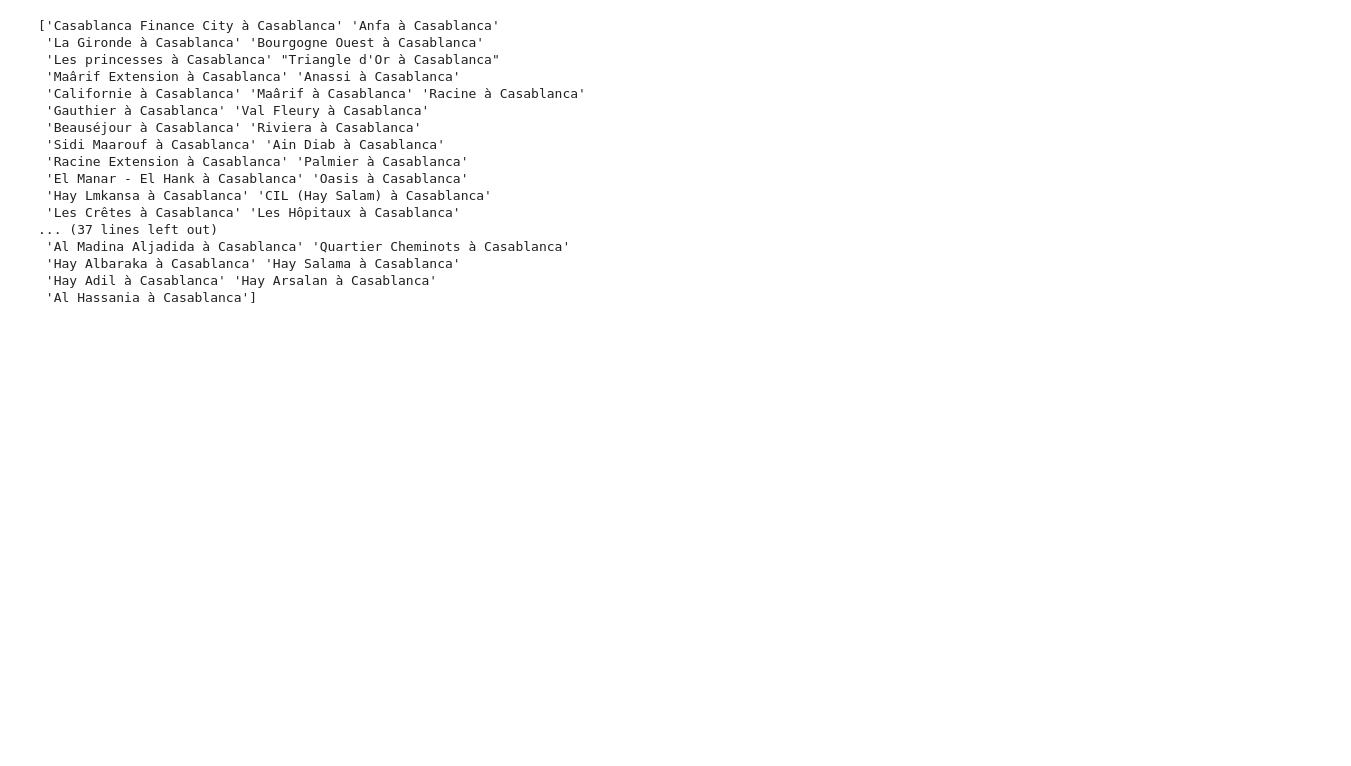
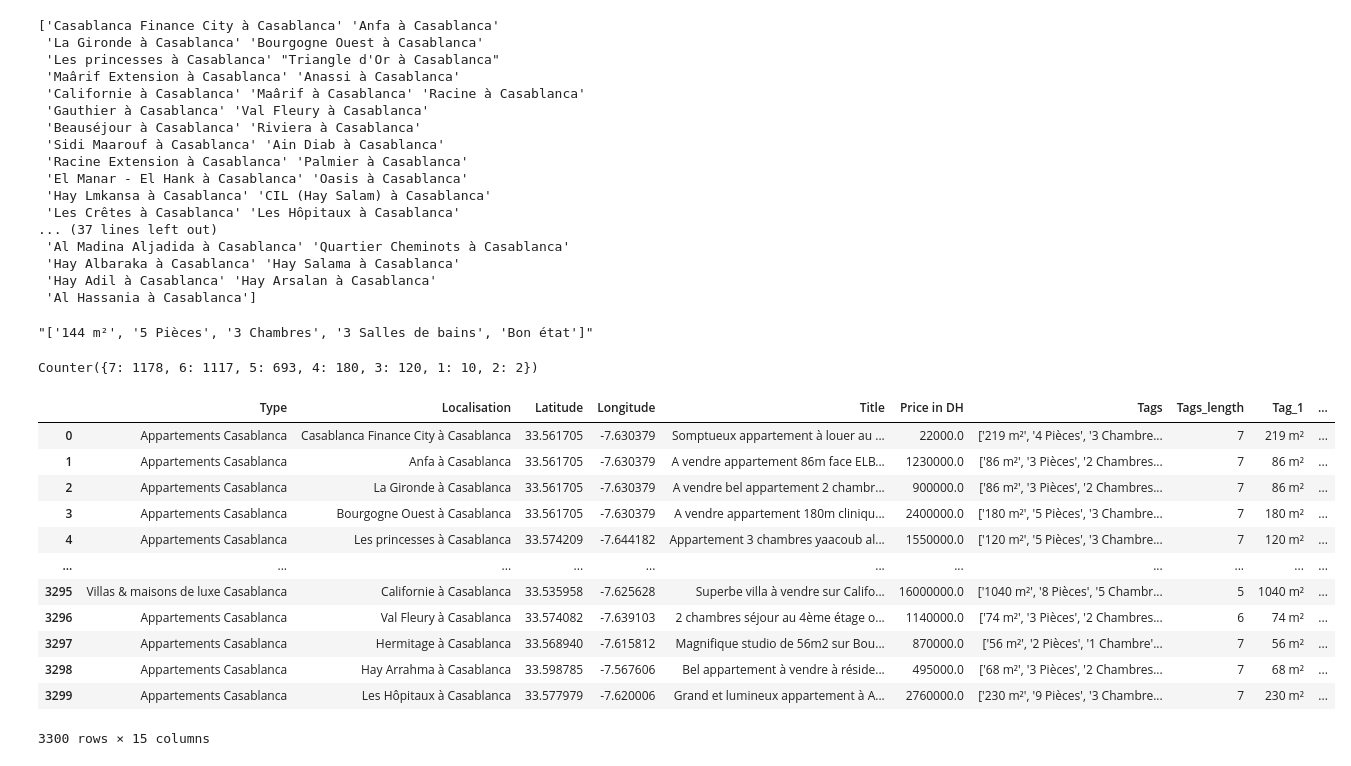
Before and after one commit to youssefmaimouni/houses_cars_prices_prediction, a Jupyter notebook: data_cleaning/houses_data_cleaning/Houses Data Cleaning.ipynb, the cells around one changed output. Drawn from its saved outputs; the diff is of its cells as text; code cells hidden in the pictures; blank space fills up the shorter version.

Commit message:
clean the tags column

```diff
--- a/data_cleaning/houses_data_cleaning/Houses Data Cleaning.ipynb
+++ b/data_cleaning/houses_data_cleaning/Houses Data Cleaning.ipynb
@@ -187,3 +193,54 @@ print(unique_localisations)
  'Hay Albaraka à Casablanca' 'Hay Salama à Casablanca'
  'Hay Adil à Casablanca' 'Hay Arsalan à Casablanca'
  'Al Hassania à Casablanca']
+# %%
+data["Tags"][10]
+# %% [output]
+"['144 m²', '5 Pièces', '3 Chambres', '3 Salles de bains', 'Bon état']"
+# %%
+from collections import Counter
+
+# Check the length of each list in the 'Tags' column
+# Assuming 'Tags' is already a list or list-like string that can be evaluated
+data['Tags_length'] = data['Tags'].apply(lambda x: len(eval(x)) if isinstance(x, str) and x.startswith('[') else 0)
+
+# Count the unique occurrences of list lengths
+tags_length_counts = Counter(data['Tags_length'])
+
+tags_length_counts
+# %% [output]
+Counter({7: 1178, 6: 1117, 5: 693, 4: 180, 3: 120, 1: 10, 2: 2})
+# %%
+# Create a copy of the dataset to preserve the original
+data_separated = data.copy()
+
+# Parse the 'Tags' column into lists
+data_separated['Tags_list'] = data_separated['Tags'].apply(lambda x: eval(x) if isinstance(x, str) and x.startswith('[') else [])
+
+# Find the maximum number of elements in the lists
+max_length = 7
+
+# Separate the elements into individual columns
+for i in range(max_length):
+    data_separated[f'Tag_{i+1}'] = data_separated['Tags_list'].apply(lambda x: x[i] if i < len(x) else "empty")
+
+# Drop the 'Tags_list' column if no longer needed
+data_separated.drop(columns=['Tags_list'], inplace=True)
+
+# Save or preview the separated dataset
+# data_separated.to_csv('separated_tags_dataset.csv', index=False)  # Save cleaned data if needed
+data_separated  # Display the first few rows
+# %% [output]
+|  | Type | Localisation | Latitude | Longitude | Title | Price in DH | Tags | Tags_length | Tag_1 | ... |
+| 0 | Appartements Casablanca | Casablanca Finance City à Casablanca | 33.561705 | -7.630379 | Somptueux appartement à louer au ... | 22000.0 | ['219 m²', '4 Pièces', '3 Chambre... | 7 | 219 m² | ... |
+| 1 | Appartements Casablanca | Anfa à Casablanca | 33.561705 | -7.630379 | A vendre appartement 86m face ELB... | 1230000.0 | ['86 m²', '3 Pièces', '2 Chambres... | 7 | 86 m² | ... |
+| 2 | Appartements Casablanca | La Gironde à Casablanca | 33.561705 | -7.630379 | A vendre bel appartement 2 chambr... | 900000.0 | ['86 m²', '3 Pièces', '2 Chambres... | 7 | 86 m² | ... |
+| 3 | Appartements Casablanca | Bourgogne Ouest à Casablanca | 33.561705 | -7.630379 | A vendre appartement 180m cliniqu... | 2400000.0 | ['180 m²', '5 Pièces', '3 Chambre... | 7 | 180 m² | ... |
+| 4 | Appartements Casablanca | Les princesses à Casablanca | 33.574209 | -7.644182 | Appartement 3 chambres yaacoub al... | 1550000.0 | ['120 m²', '5 Pièces', '3 Chambre... | 7 | 120 m² | ... |
+| ... | ... | ... | ... | ... | ... | ... | ... | ... | ... | ... |
+| 3295 | Villas & maisons de luxe Casablanca | Californie à Casablanca | 33.535958 | -7.625628 | Superbe villa à vendre sur Califo... | 16000000.0 | ['1040 m²', '8 Pièces', '5 Chambr... | 5 | 1040 m² | ... |
+| 3296 | Appartements Casablanca | Val Fleury à Casablanca | 33.574082 | -7.639103 | 2 chambres séjour au 4ème étage o... | 1140000.0 | ['74 m²', '3 Pièces', '2 Chambres... | 6 | 74 m² | ... |
+| 3297 | Appartements Casablanca | Hermitage à Casablanca | 33.568940 | -7.615812 | Magnifique studio de 56m2 sur Bou... | 870000.0 | ['56 m²', '2 Pièces', '1 Chambre'... | 7 | 56 m² | ... |
+| 3298 | Appartements Casablanca | Hay Arrahma à Casablanca | 33.598785 | -7.567606 | Bel appartement à vendre à réside... | 495000.0 | ['68 m²', '3 Pièces', '2 Chambres... | 7 | 68 m² | ... |
+| 3299 | Appartements Casablanca | Les Hôpitaux à Casablanca | 33.577979 | -7.620006 | Grand et lumineux appartement à A... | 2760000.0 | ['230 m²', '9 Pièces', '3 Chambre... | 7 | 230 m² | ... |
+3300 rows × 15 columns
```
Also changed, not shown: parts of 24 cells of this notebook, 1 other file.
